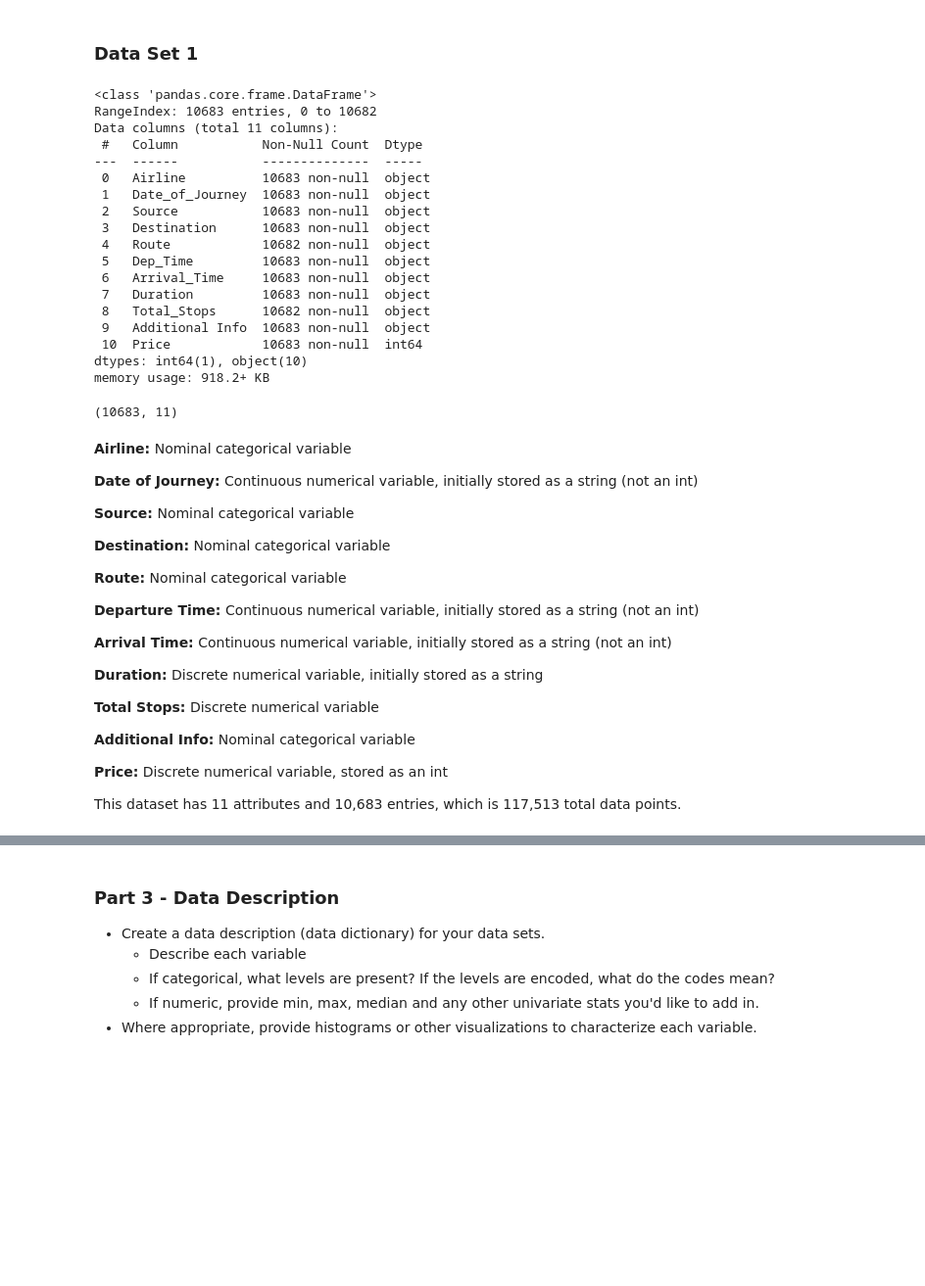
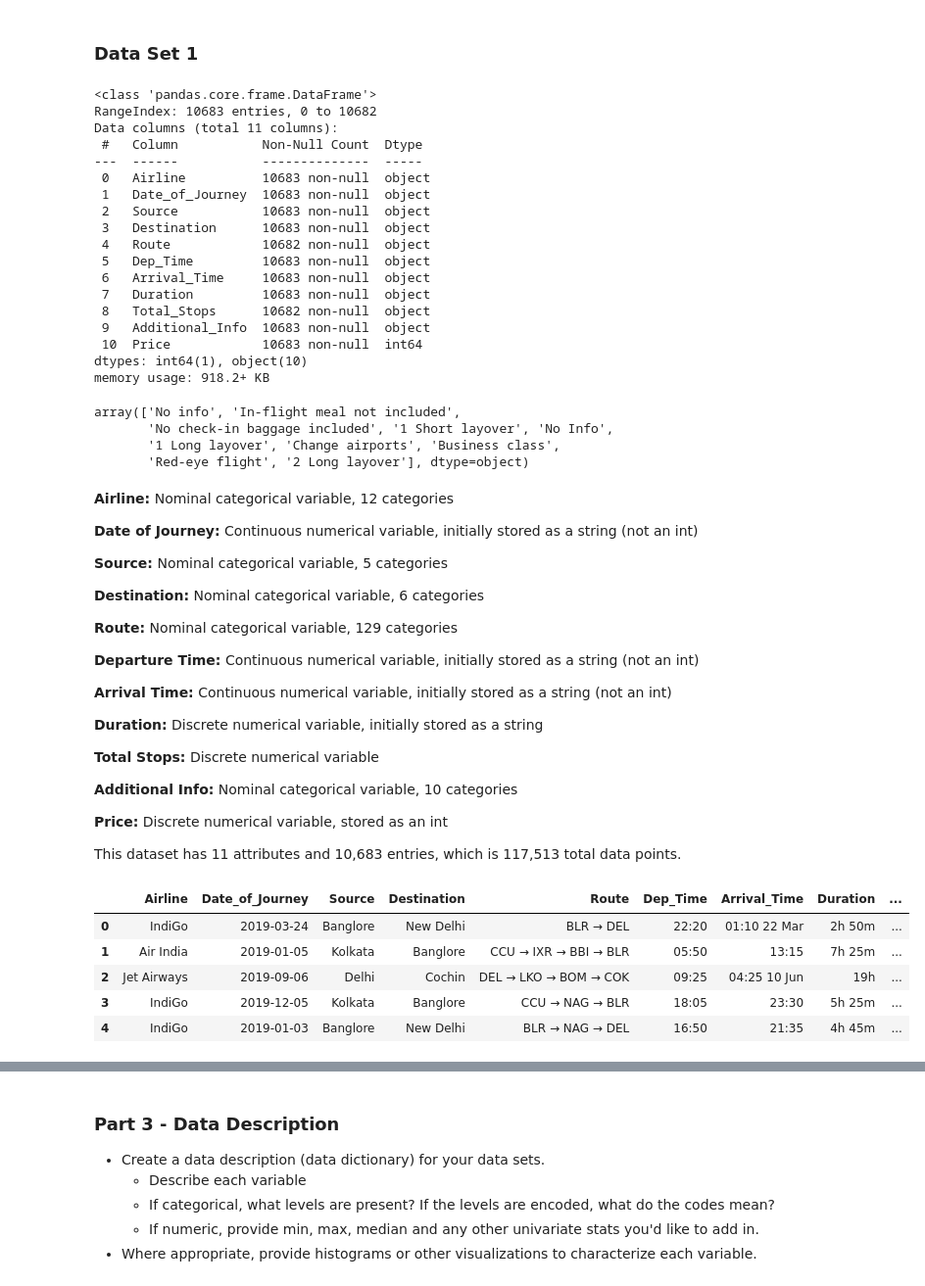
Before and after one commit to claywrentz/MLProject2, a Jupyter notebook: Project02.ipynb, the cells around one changed output, grey strips where cells are left out. Shown: that part at 98% size. Cells and saved outputs as stored; diff of their text form; code cells hidden in the pictures; blank space fills up the shorter version.

```diff
--- a/Project02.ipynb
+++ b/Project02.ipynb
@@ -40,8 +40,8 @@ import seaborn as sns
 import matplotlib.pyplot as plt
 import matplotlib as mpl
 # %%
-path1 = '/Users/claywrentz/Desktop/ML-Fontenot/Project2/archive/train.xlsx'
-path2 = '/Users/claywrentz/Desktop/ML-Fontenot/Project2/Clean_Dataset.csv'
+path1 = '/Users/claywrentz/Desktop/ML-Fontenot/MLProject2/Dataset1/train.xlsx'
+path2 = '/Users/claywrentz/Desktop/ML-Fontenot/MLProject2/Dataset2.csv'
 
 flight1 = pd.read_excel(path1)
 flight2 = pd.read_csv(path2)
@@ -88,8 +90,10 @@ Do this with Intentionality.  Don't skimp.
 # %% [markdown]
 ### Data Set 1
 # %%
+flight1.columns = [c.replace(' ', '_') for c in flight1.columns]
 flight1.info()
 flight1.shape
+flight1.Additional_Info.unique()
 # %% [output]
 <class 'pandas.core.frame.DataFrame'>
 RangeIndex: 10683 entries, 0 to 10682
@@ -105,21 +109,24 @@ Data columns (total 11 columns):
  6   Arrival_Time     10683 non-null  object
  7   Duration         10683 non-null  object
  8   Total_Stops      10682 non-null  object
- 9   Additional Info  10683 non-null  object
+ 9   Additional_Info  10683 non-null  object
  10  Price            10683 non-null  int64
 dtypes: int64(1), object(10)
 memory usage: 918.2+ KB
-(10683, 11)
+array(['No info', 'In-flight meal not included',
+       'No check-in baggage included', '1 Short layover', 'No Info',
+       '1 Long layover', 'Change airports', 'Business class',
+       'Red-eye flight', '2 Long layover'], dtype=object)
 # %% [markdown]
-**Airline:** Nominal categorical variable
+**Airline:** Nominal categorical variable, 12 categories
 
 **Date of Journey:** Continuous numerical variable, initially stored as a string (not an int)
 
-**Source:** Nominal categorical variable
+**Source:** Nominal categorical variable, 5 categories
 
-**Destination:** Nominal categorical variable
+**Destination:** Nominal categorical variable, 6 categories
 
-**Route:** Nominal categorical variable
+**Route:** Nominal categorical variable, 129 categories
 
 **Departure Time:** Continuous numerical variable, initially stored as a string (not an int)
 
@@ -129,7 +136,7 @@ memory usage: 918.2+ KB
 
 **Total Stops:** Discrete numerical variable
 
-**Additional Info:** Nominal categorical variable
+**Additional Info:** Nominal categorical variable, 10 categories
 
 **Price:** Discrete numerical variable, stored as an int
 
@@ -137,3 +144,13 @@ memory usage: 918.2+ KB
 
 
 This dataset has 11 attributes and 10,683 entries, which is 117,513 total data points.
+# %%
+flight1['Date_of_Journey'] = pd.to_datetime(flight1['Date_of_Journey'])
+flight1.head()
+# %% [output]
+|  | Airline | Date_of_Journey | Source | Destination | Route | Dep_Time | Arrival_Time | Duration | ... |
+| 0 | IndiGo | 2019-03-24 | Banglore | New Delhi | BLR → DEL | 22:20 | 01:10 22 Mar | 2h 50m | ... |
+| 1 | Air India | 2019-01-05 | Kolkata | Banglore | CCU → IXR → BBI → BLR | 05:50 | 13:15 | 7h 25m | ... |
+| 2 | Jet Airways | 2019-09-06 | Delhi | Cochin | DEL → LKO → BOM → COK | 09:25 | 04:25 10 Jun | 19h | ... |
+| 3 | IndiGo | 2019-12-05 | Kolkata | Banglore | CCU → NAG → BLR | 18:05 | 23:30 | 5h 25m | ... |
+| 4 | IndiGo | 2019-01-03 | Banglore | New Delhi | BLR → NAG → DEL | 16:50 | 21:35 | 4h 45m | ... |
```
Also changed, not shown: parts of 9 cells of this notebook.
